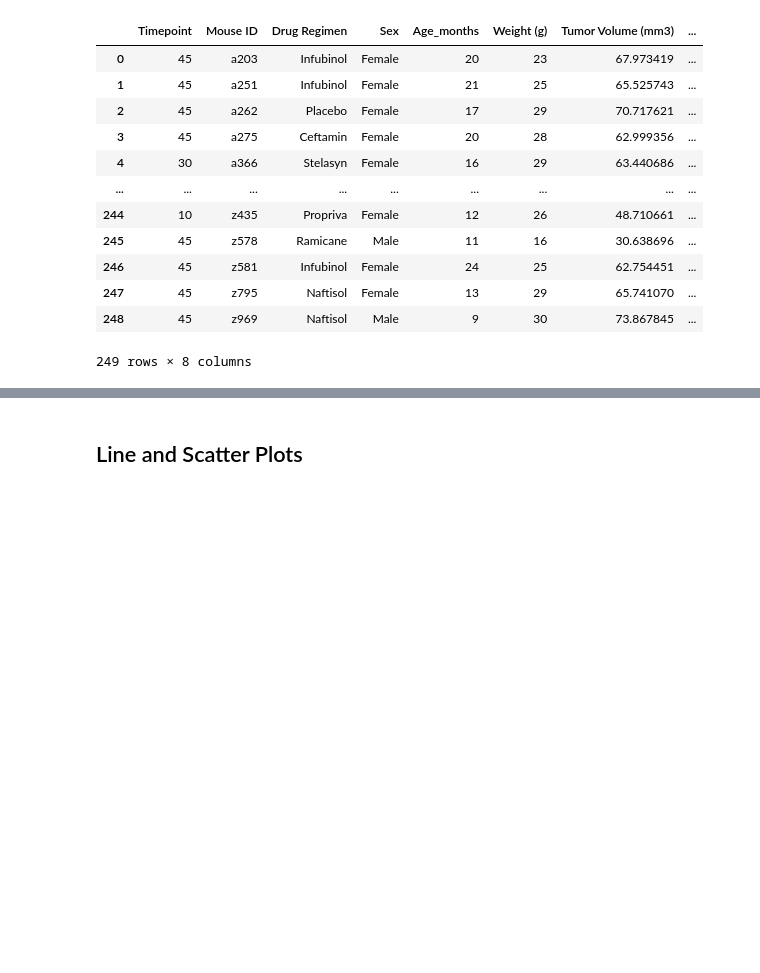
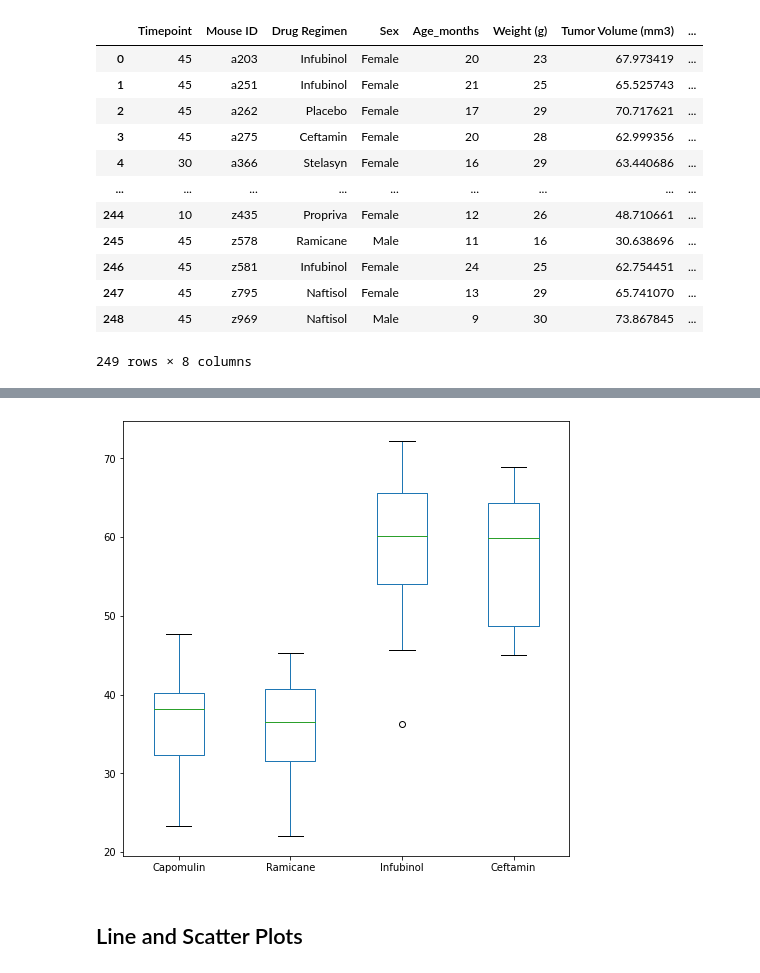
Before and after one commit to Epilena/Pymaceuticals-Matplotlib-, a Jupyter notebook: pymaceuticals_code.ipynb, the cells around one changed output, grey strips where cells are left out. Drawn from its saved outputs; the diff is of its cells as text; code cells hidden in the pictures; blank space fills up the shorter version.

```diff
--- a/pymaceuticals_code.ipynb
+++ b/pymaceuticals_code.ipynb
@@ -216,22 +216,3 @@ final_meas
 | 247 | 45 | z795 | Naftisol | Female | 13 | 29 | 65.741070 | ... |
 | 248 | 45 | z969 | Naftisol | Male | 9 | 30 | 73.867845 | ... |
 249 rows × 8 columns
-# %%
-# Put treatments into a list for for loop (and later for plot labels)
-regimen=[]
-for drug in drugs:
-
-
-# Create empty list to fill with tumor vol data (for plotting)
-
-
-# Calculate the IQR and quantitatively determine if there are any potential outliers.
-
-
-    # Locate the rows which contain mice on each drug and get the tumor volumes
-
-
-    # add subset
-
-
-    # Determine outliers using upper and lower bounds
@@ -238,5 +294,10 @@ for drug in drugs:
 # %%
 # Generate a box plot of the final tumor volume of each mouse across four regimens of interest
+boxplot= tumor_vol_df.boxplot(column=None, by=None, grid=False, figsize=(8,8))
+plt.xticks([1,2,3,4], regimen)
+plt.show()
+# %% [output]
+[figure, added]
 # %% [markdown]
 ## Line and Scatter Plots
 # %%
```
Also changed, not shown: parts of 6 cells of this notebook, 1 other file.
